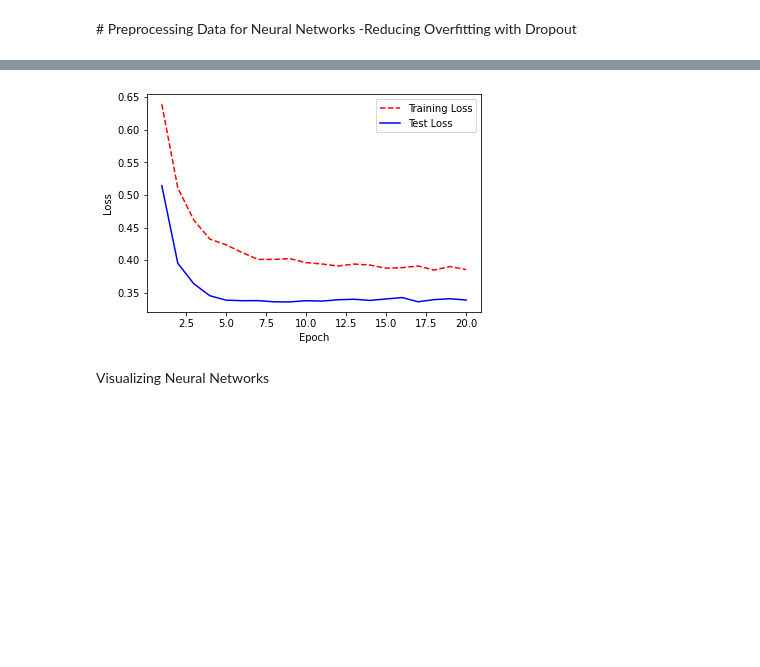
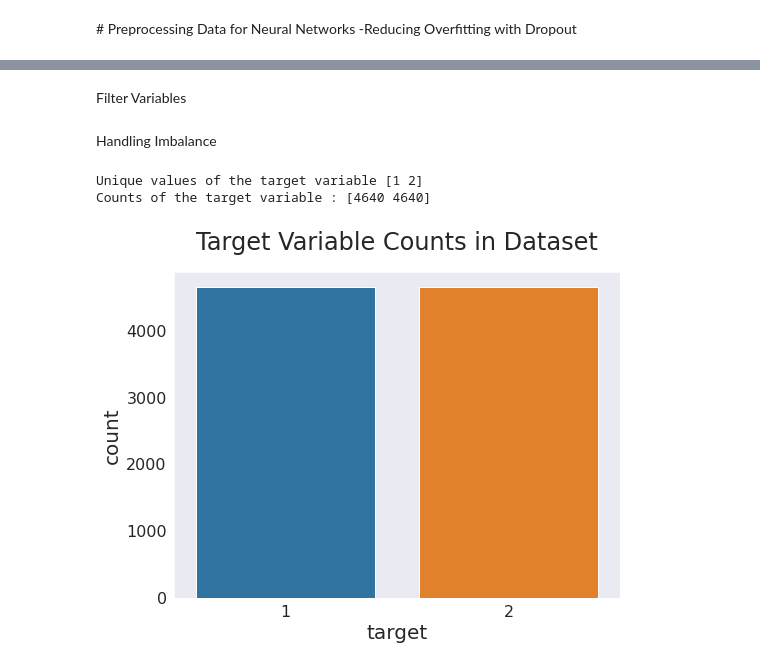
Before and after one commit to claredavies/MachineLearningCoursework, a Jupyter notebook: Assignment1/MachineLearningAssignment1.ipynb, the cells around one changed output, grey strips where cells are left out. Saved outputs shown, nothing was run; the diff lists cells and outputs as text; code cells hidden in the pictures; blank space fills up the shorter version.

```diff
--- a/Assignment1/MachineLearningAssignment1.ipynb
+++ b/Assignment1/MachineLearningAssignment1.ipynb
@@ -61,13 +51,0 @@ epoch_count = range(1, len(training_loss) + 1)
-# %%
-import matplotlib.pyplot as plt
-# Visualize loss history
-plt.plot(epoch_count, training_loss, "r--")
-plt.plot(epoch_count, test_loss, "b-")
-plt.legend(["Training Loss", "Test Loss"])
-plt.xlabel("Epoch")
-plt.ylabel("Loss")
-plt.show()
-# %% [output]
-[figure, removed]
-# %% [markdown]
-Visualizing Neural Networks
@@ -80,0 +52,39 @@ SVG(model_to_dot(network, show_shapes=True).create(prog="dot", format="svg"))
+# %% [markdown]
+Filter Variables
+# %%
+dataset['target'] = pd.factorize(dataset['target'])[0] + 1
+dataset['job'] = pd.factorize(dataset['job'])[0] + 1
+dataset['marital'] = pd.factorize(dataset['marital'])[0] + 1
+dataset['education'] = pd.factorize(dataset['education'])[0] + 1
+dataset['default'] = pd.factorize(dataset['default'])[0] + 1
+dataset['housing'] = pd.factorize(dataset['housing'])[0] + 1
+dataset['default'] = pd.factorize(dataset['default'])[0] + 1
+dataset['loan'] = pd.factorize(dataset['loan'])[0] + 1
+dataset['contact'] = pd.factorize(dataset['contact'])[0] + 1
+dataset['month'] = pd.factorize(dataset['month'])[0] + 1
+dataset['day_of_week'] = pd.factorize(dataset['day_of_week'])[0] + 1
+dataset['poutcome'] = pd.factorize(dataset['contact'])[0] + 1
+
+# Should remove - duration as only for benchmark
+dataset = dataset.drop('duration', 1)
+# %% [markdown]
+Handling Imbalance
+# %%
+yes = dataset[dataset.target == 2]
+no = dataset[dataset.target == 1]
+
+no = no.sample(n=len(yes), random_state=101,replace=True)
+dataset = pd.concat([yes,no],axis=0)
+
+(unique, counts) = np.unique(dataset['target'], return_counts=True)
+
+print('Unique values of the target variable', unique)
+print('Counts of the target variable :', counts)
+
+sns.countplot(data = dataset,x = 'target')
+plt.title('Target Variable Counts in Dataset')
+plt.show()
+# %% [output]
+Unique values of the target variable [1 2]
+Counts of the target variable : [4640 4640]
+[figure, added]
```
Also changed, not shown: parts of 24 cells of this notebook.
